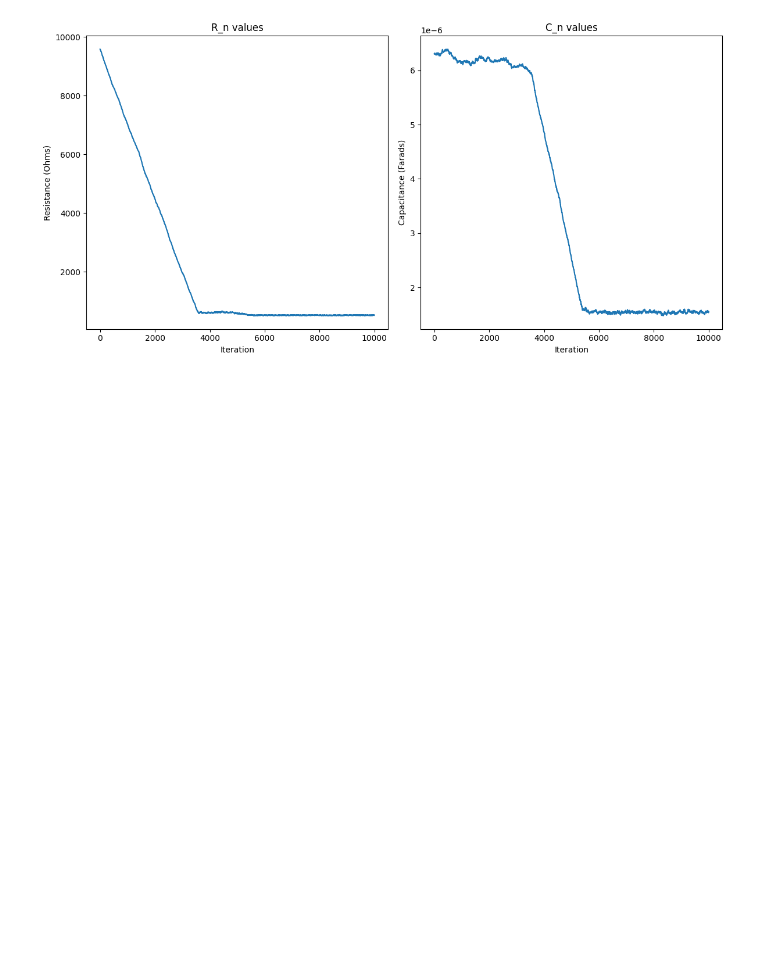
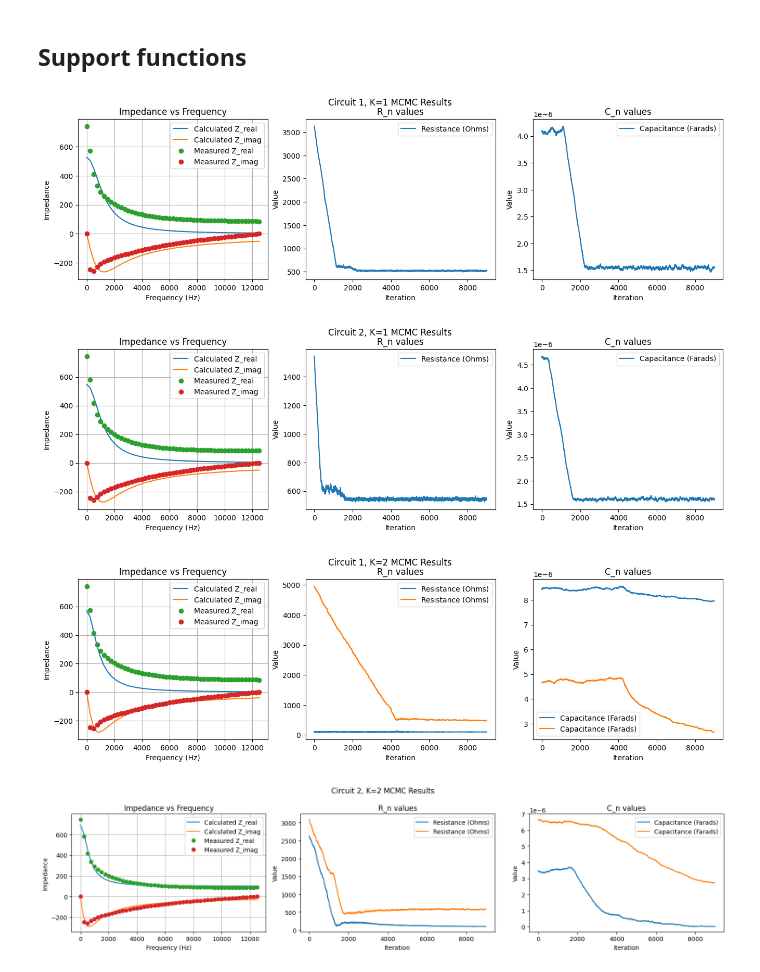
Before and after one commit to calvinbootsman/Data-Fusion-Architecture, a Jupyter notebook: Assignment 2.ipynb, the cells around one changed output. Saved outputs shown, nothing was run; the diff lists cells and outputs as text; code cells hidden in the pictures; blank space fills up the shorter version.

```diff
--- a/Assignment 2.ipynb
+++ b/Assignment 2.ipynb
@@ -237,22 +215,2 @@ plt.show()
-# %%
-import matplotlib.pyplot as plt
-
-# Plot R_n
-plt.figure(figsize=(12, 6))
-plt.subplot(1, 2, 1)
-plt.plot(R_samples)
-plt.title('R_n values')
-plt.xlabel('Iteration')
-plt.ylabel('Resistance (Ohms)')
-
-# Plot C_n
-plt.subplot(1, 2, 2)
-plt.plot(C_samples)
-plt.title('C_n values')
-plt.xlabel('Iteration')
-plt.ylabel('Capacitance (Farads)')
-
-plt.tight_layout()
-plt.show()
-# %% [output]
-[figure, removed]
+# %% [markdown]
+## Support functions
@@ -258,0 +302,33 @@ plt.show()
+# %%
+results = single_mcmc('circuit1_data.csv', 1)
+fig_c1_k1, (ax_c1_k1_1, ax_c1_k1_2, ax_c1_k1_3) = plt.subplots(1, 3, figsize=(16, 4))
+fig_c1_k1.suptitle('Circuit 1, K=1 MCMC Results')
+impedance_plot(results['frequency_list'], results['Z_complex'], results['R_n'], results['C_n'], ax=ax_c1_k1_1, title='Circuit 1 Impedance Plot')
+R_C_plot(results['R_samples'], results['C_samples'], ax_r=ax_c1_k1_2, ax_c=ax_c1_k1_3)
+
+results = single_mcmc('circuit2_data.csv', 1)
+fig_c2_k1, (ax_c2_k1_1, ax_c2_k1_2, ax_c2_k1_3) = plt.subplots(1, 3, figsize=(16, 4))
+fig_c2_k1.suptitle('Circuit 2, K=1 MCMC Results')
+impedance_plot(results['frequency_list'], results['Z_complex'], results['R_n'], results['C_n'], ax=ax_c2_k1_1, title='Circuit 1 Impedance Plot')
+R_C_plot(results['R_samples'], results['C_samples'], ax_r=ax_c2_k1_2, ax_c=ax_c2_k1_3)
+
+results = single_mcmc('circuit1_data.csv', 2)
+fig_c1_k2, (ax_c1_k2_1, ax_c1_k2_2, ax_c1_k2_3) = plt.subplots(1, 3, figsize=(16, 4))
+fig_c1_k2.suptitle('Circuit 1, K=2 MCMC Results')
+impedance_plot(results['frequency_list'], results['Z_complex'], results['R_n'], results['C_n'], ax=ax_c1_k2_1, title='Circuit 1 Impedance Plot')
+R_C_plot(results['R_samples'], results['C_samples'], ax_r=ax_c1_k2_2, ax_c=ax_c1_k2_3)
+
+results = single_mcmc('circuit2_data.csv', 2)
+fig_c2_k1, (ax_c2_k2_1, ax_c2_k2_2, ax_c2_k2_3) = plt.subplots(1, 3, figsize=(16, 4))
+fig_c2_k1.suptitle('Circuit 2, K=2 MCMC Results')
+impedance_plot(results['frequency_list'], results['Z_complex'], results['R_n'], results['C_n'], ax=ax_c2_k2_1, title='Circuit 1 Impedance Plot')
+R_C_plot(results['R_samples'], results['C_samples'], ax_r=ax_c2_k2_2, ax_c=ax_c2_k2_3)
+
+
+plt.tight_layout()
+plt.show()
+# %% [output]
+[figure, added]
+[figure, added]
+[figure, added]
+[figure, added]
```
Also changed, not shown: parts of 6 cells of this notebook.
